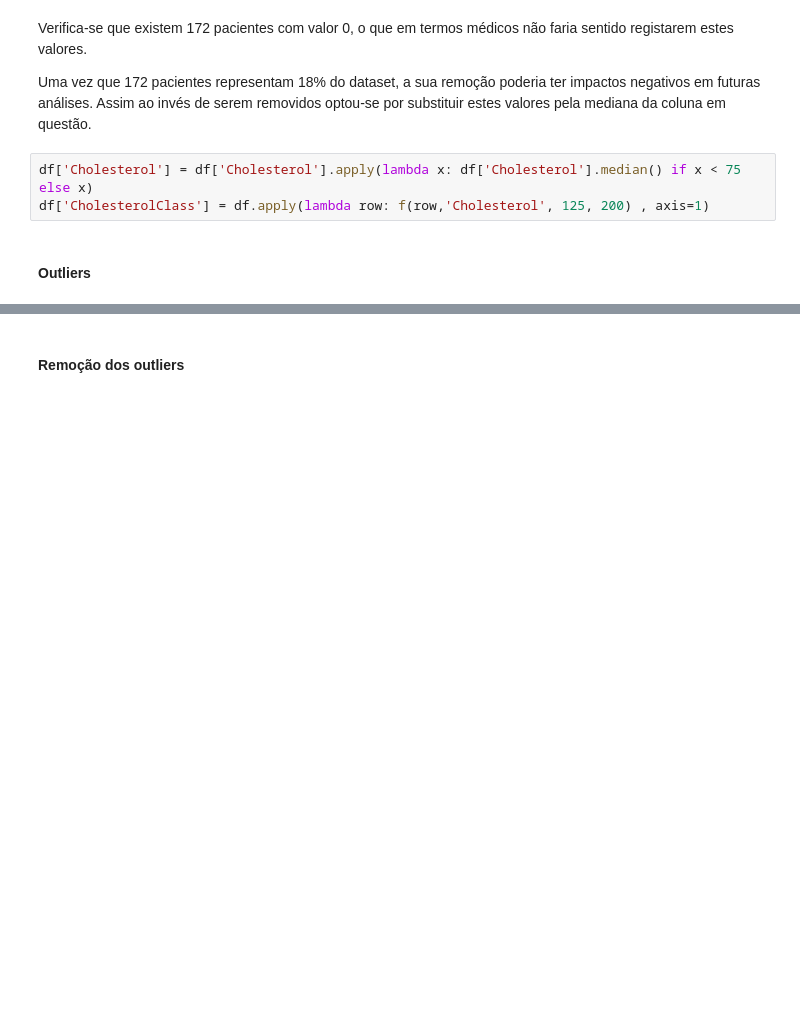
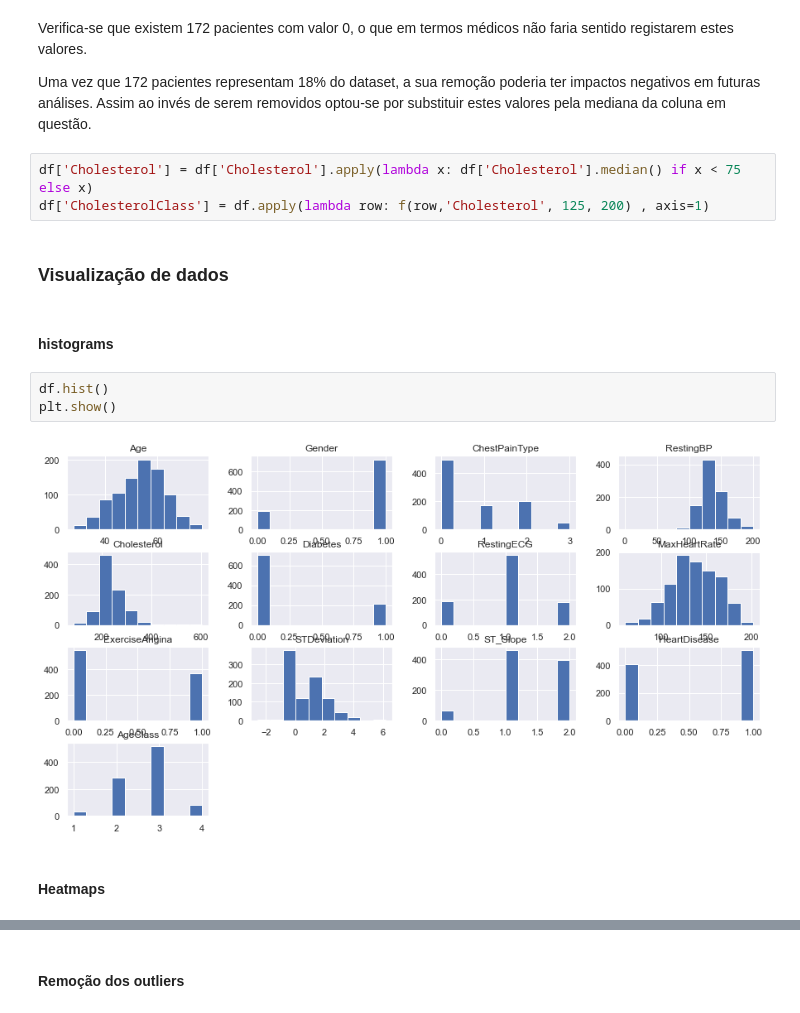
Before and after one commit to MiguelDordio/HeartDiseaseAnalysis, a Jupyter notebook: notebooks/heart_disease.ipynb, the cells around one changed output, grey strips where cells are left out. Drawn from its saved outputs; the diff is of its cells as text; blank space fills up the shorter version.

```diff
--- a/notebooks/heart_disease.ipynb
+++ b/notebooks/heart_disease.ipynb
@@ -345,5 +352,14 @@ análises. Assim ao invés de serem removidos optou-se por substituir estes valo
 # %%
 df['Cholesterol'] = df['Cholesterol'].apply(lambda x: df['Cholesterol'].median() if x < 75 else x)
 df['CholesterolClass'] = df.apply(lambda row: f(row,'Cholesterol', 125, 200) , axis=1)
+# %% [markdown]
+### Visualização de dados
 # %% [markdown]
-#### Outliers
+#### histograms
+# %%
+df.hist()
+plt.show()
+# %% [output]
+[figure, added]
+# %% [markdown]
+#### Heatmaps
```
Also changed, not shown: parts of 90 cells of this notebook.
